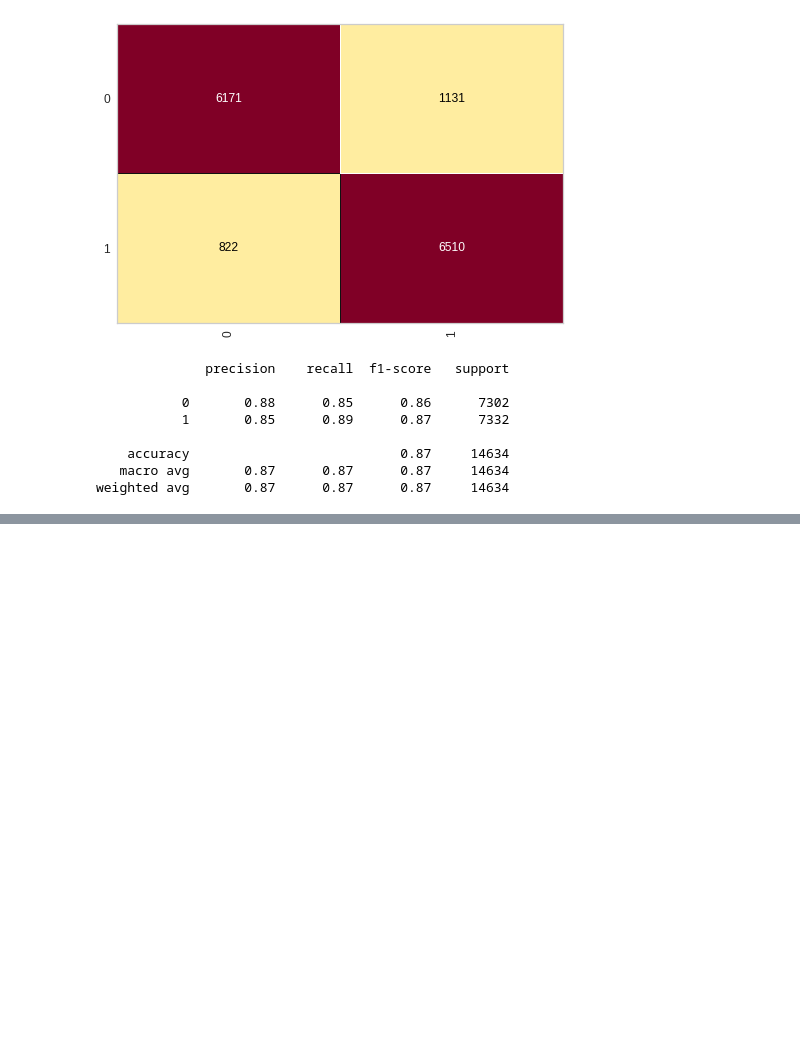
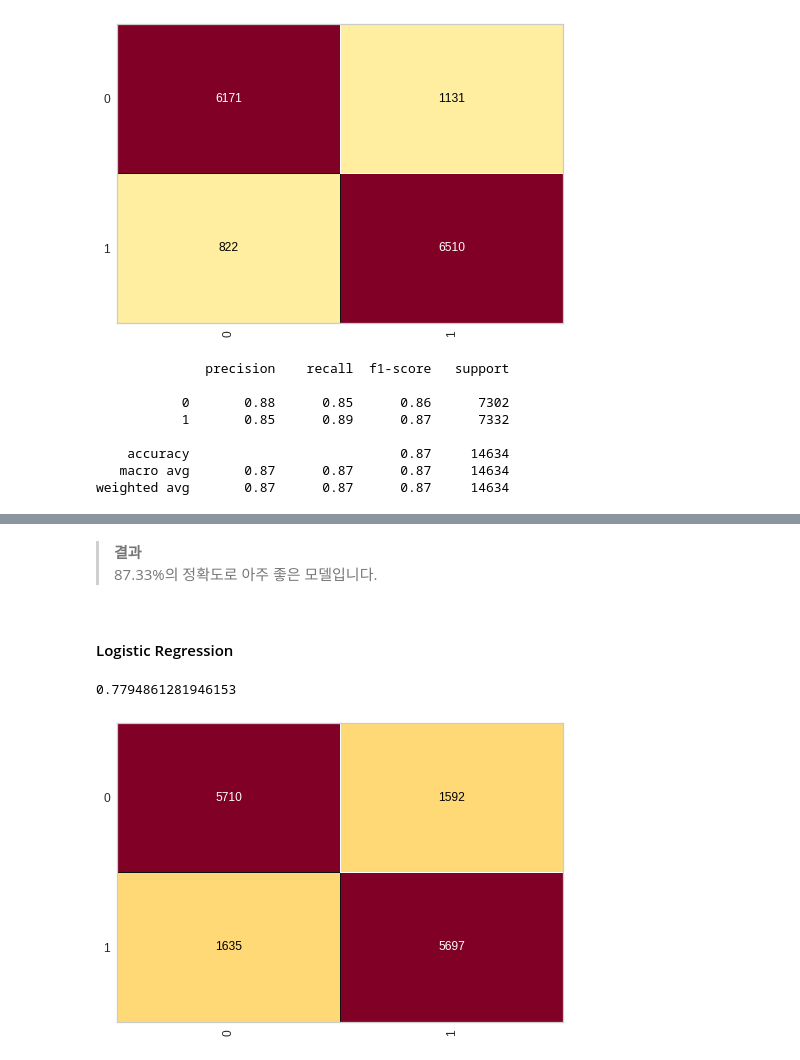
Before and after one commit to god05212/-, a Jupyter notebook: 고객이_호텔예약을_취소할지_예측하기.ipynb, the cells around one changed output, grey strips where cells are left out. Cells and saved outputs as stored; diff of their text form; code cells hidden in the pictures; blank space fills up the shorter version.

```diff
--- a/고객이_호텔예약을_취소할지_예측하기.ipynb
+++ b/고객이_호텔예약을_취소할지_예측하기.ipynb
@@ -531,0 +792,17 @@ score_tree = 0.8665436654366544
+# %% [markdown]
+> **결과**
+87.33%의 정확도로 아주 좋은 모델입니다.
+# %% [markdown]
+#### Logistic Regression
+# %%
+from sklearn.linear_model import LogisticRegression
+logistic = LogisticRegression(random_state = 1, max_iter=10000)
+logistic.fit(X_train, y_train)
+previsoes = logistic.predict(X_test)
+# %%
+cm = ConfusionMatrix(logistic)
+cm.fit(X_train, y_train)
+cm.score(X_test, y_test)
+# %% [output]
+0.7794861281946153
+[figure, added]
```
Also changed, not shown: parts of 47 cells of this notebook.
